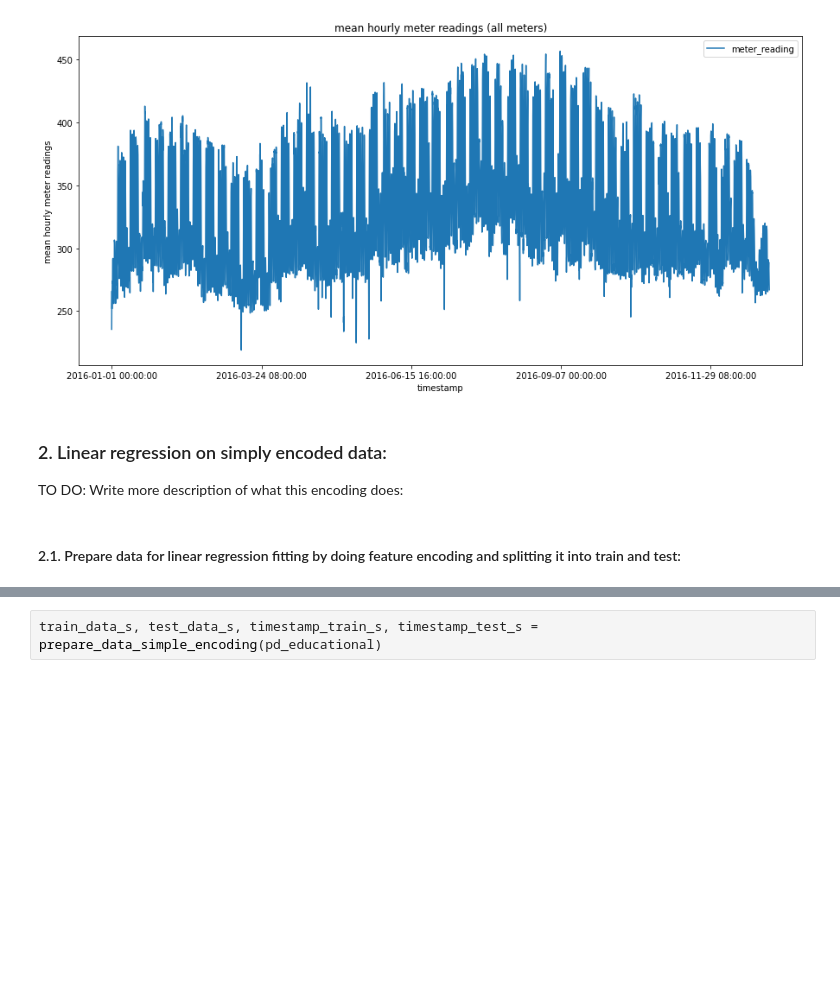
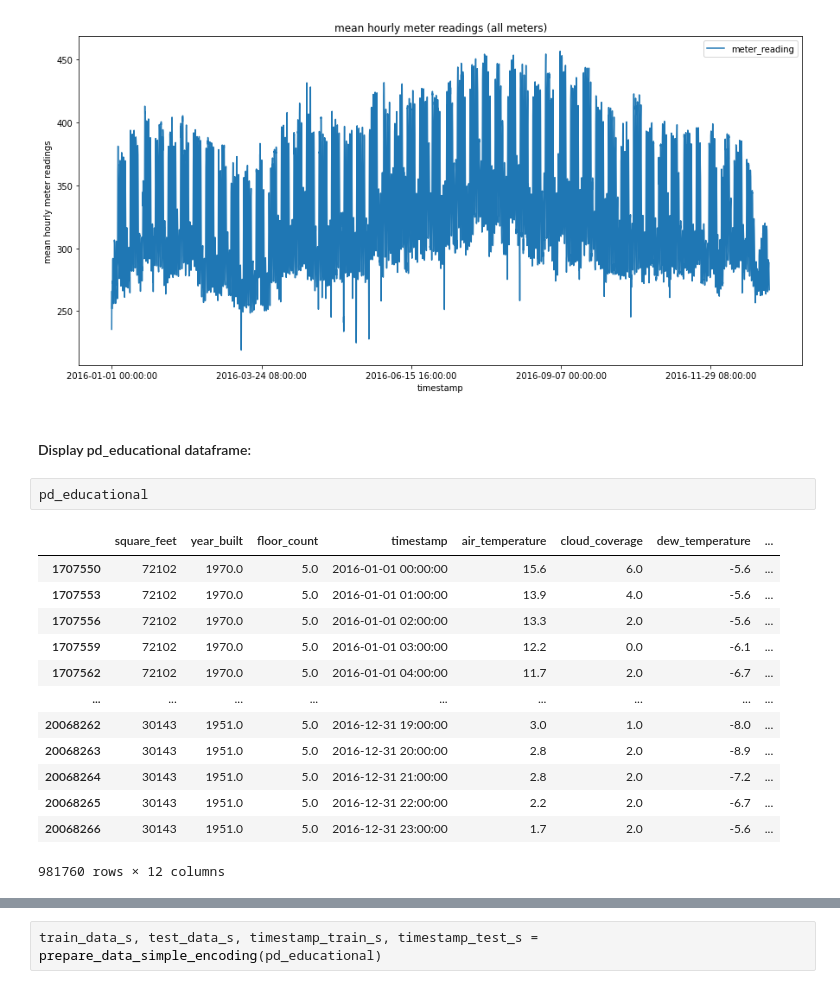
Before and after one commit to TamaraSumarac/6.862_MachineLearningProject, a Jupyter notebook: BuildingEnergyConsumption/Code/LinearRegression.ipynb, the cells around one changed output, grey strips where cells are left out. Saved outputs shown, nothing was run; the diff lists cells and outputs as text; blank space fills up the shorter version.

```diff
--- a/BuildingEnergyConsumption/Code/LinearRegression.ipynb
+++ b/BuildingEnergyConsumption/Code/LinearRegression.ipynb
@@ -55,9 +76,21 @@ pd_educational.groupby(by = "timestamp").mean().filter(["timestamp", "meter_read
 plt.show()
 # %% [output]
 [figure]
-# %% [markdown]
-### 2. Linear regression on simply encoded data:
-
-TO DO: Write more description of what this encoding does:
-# %% [markdown]
-#### 2.1. Prepare data for linear regression fitting by doing feature encoding and splitting it into train and test:
+# %% [markdown]
+#### Display pd_educational dataframe:
+# %%
+pd_educational
+# %% [output]
+|  | square_feet | year_built | floor_count | timestamp | air_temperature | cloud_coverage | dew_temperature | ... |
+| 1707550 | 72102 | 1970.0 | 5.0 | 2016-01-01 00:00:00 | 15.6 | 6.0 | -5.6 | ... |
+| 1707553 | 72102 | 1970.0 | 5.0 | 2016-01-01 01:00:00 | 13.9 | 4.0 | -5.6 | ... |
+| 1707556 | 72102 | 1970.0 | 5.0 | 2016-01-01 02:00:00 | 13.3 | 2.0 | -5.6 | ... |
+| 1707559 | 72102 | 1970.0 | 5.0 | 2016-01-01 03:00:00 | 12.2 | 0.0 | -6.1 | ... |
+| 1707562 | 72102 | 1970.0 | 5.0 | 2016-01-01 04:00:00 | 11.7 | 2.0 | -6.7 | ... |
+| ... | ... | ... | ... | ... | ... | ... | ... | ... |
+| 20068262 | 30143 | 1951.0 | 5.0 | 2016-12-31 19:00:00 | 3.0 | 1.0 | -8.0 | ... |
+| 20068263 | 30143 | 1951.0 | 5.0 | 2016-12-31 20:00:00 | 2.8 | 2.0 | -8.9 | ... |
+| 20068264 | 30143 | 1951.0 | 5.0 | 2016-12-31 21:00:00 | 2.8 | 2.0 | -7.2 | ... |
+| 20068265 | 30143 | 1951.0 | 5.0 | 2016-12-31 22:00:00 | 2.2 | 2.0 | -6.7 | ... |
+| 20068266 | 30143 | 1951.0 | 5.0 | 2016-12-31 23:00:00 | 1.7 | 2.0 | -5.6 | ... |
+981760 rows × 12 columns
```
Also changed, not shown: parts of 30 cells of this notebook, 2 other files.
